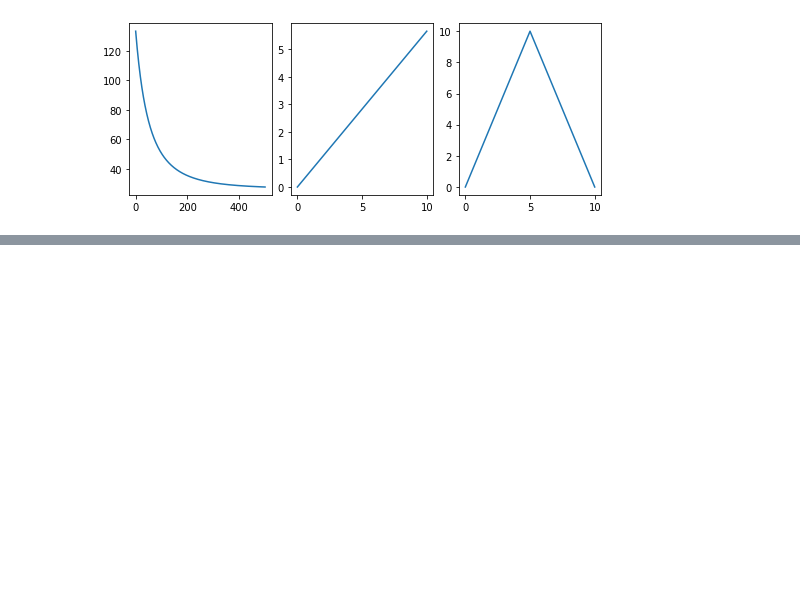
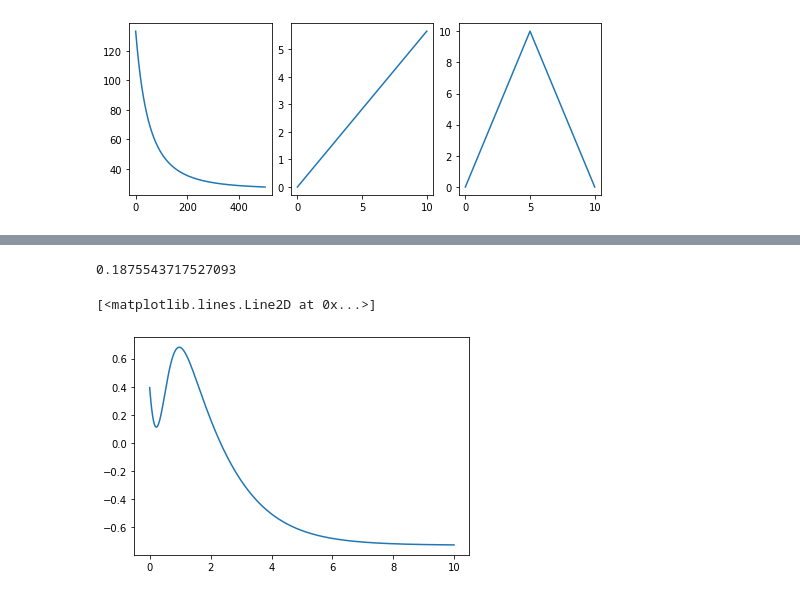
Before and after one commit to DarrenKey/Neural-Network-from-scratch, a Jupyter notebook: NN_from_scratch.ipynb, the cells around one changed output, grey strips where cells are left out. Saved outputs shown, nothing was run; the diff lists cells and outputs as text; code cells hidden in the pictures; blank space fills up the shorter version.

```diff
--- a/NN_from_scratch.ipynb
+++ b/NN_from_scratch.ipynb
@@ -282,6 +282,22 @@ class Layer():
 
         return (input_vector > 0).astype(float)
 
+
+    def linear_derivative(self, input_vector : np.ndarray):
+        '''
+        Returns derivative of linear.
+
+        Derivative is equivalent to 1.
+
+        Parameters:
+        input_vector : ndarray (inputs, 1)
+
+        Returns:
+        output_vector : ndarray (inputs, 1)
+        '''
+
+        return np.ones(input_vector.shape)
+
     def set_inputs(self, inputs):
         units = self.units
         self.inputs = inputs
@@ -318,6 +334,7 @@ class Layer():
         else:
             # linear as default activation function
             self.activation = self.linear
+            self.activation_derivative = self.linear_derivative
 
         self.bias = np.zeros((1, units))
 
@@ -537,6 +554,7 @@ class NeuralNetwork():
             if chain_rule_multiplier is not None:
                 d_weight = np.multiply(chain_rule_multiplier, d_weights_wrt_activation)
                 d_bias = np.multiply(chain_rule_multiplier, d_bias_wrt_activation)
+
                 chain_rule_multiplier = np.matmul(chain_rule_multiplier, np.multiply(derivative_layer.T, self.weights[i].T))
             else:
                 d_weight = d_weights_wrt_activation
@@ -586,7 +604,7 @@ class NeuralNetwork():
 
                     for i in range(len(temp_weights)):
                         change_weights[i] += temp_weights[i]
-                        change_bias[i] += temp_bias
+                        change_bias[i] += temp_bias[i]
 
 
 
@@ -854,0 +878,14 @@ MSE history [133.33333333333334, 131.21489070933336, 129.15497547000803, 127.151
+# %%
+
+layer1 = Layer(25, inputs=1, activation="softplus")
+layer2 = Layer(10, activation="softplus")
+
+output_layer = Layer(1, activation="linear")
+test_from_statquest = NeuralNetwork([
+    layer1, layer2, output_layer
+])
+
+sin_func_x = np.arange(0, 5, 0.01).reshape(-1,1)
+sin_func_y = np.sin(sin_func_x) + np.random.normal(0, 0.05, 500).reshape(-1,1)
+
+print()
@@ -854,0 +910,12 @@ MSE history [133.33333333333334, 131.21489070933336, 129.15497547000803, 127.151
+# %%
+eh = test_from_statquest.fit(sin_func_x, sin_func_y, num_epochs=50)
+
+print(eh[-1])
+
+x = np.arange(0, 10, 0.01).reshape(-1,1)
+
+plt.plot(x, test_from_statquest(x))
+# %% [output]
+0.1875543717527093
+[<matplotlib.lines.Line2D at 0x...>]
+[figure, added]
```
Also changed, not shown: parts of 5 cells of this notebook.
